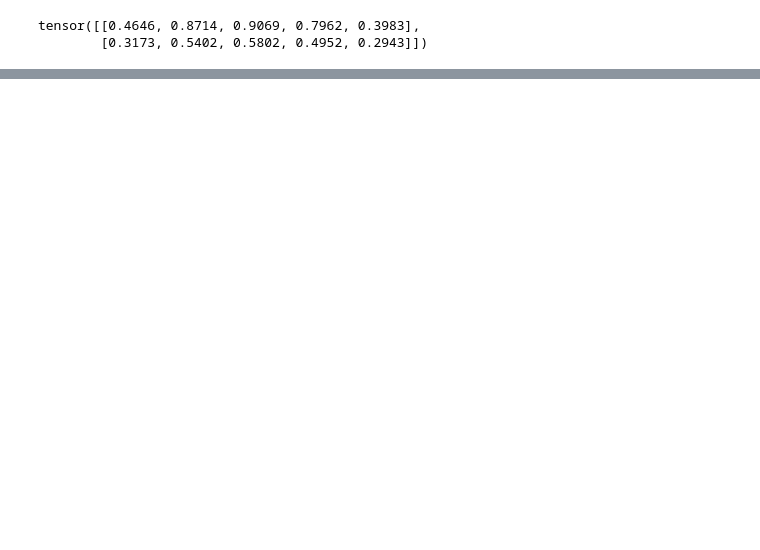
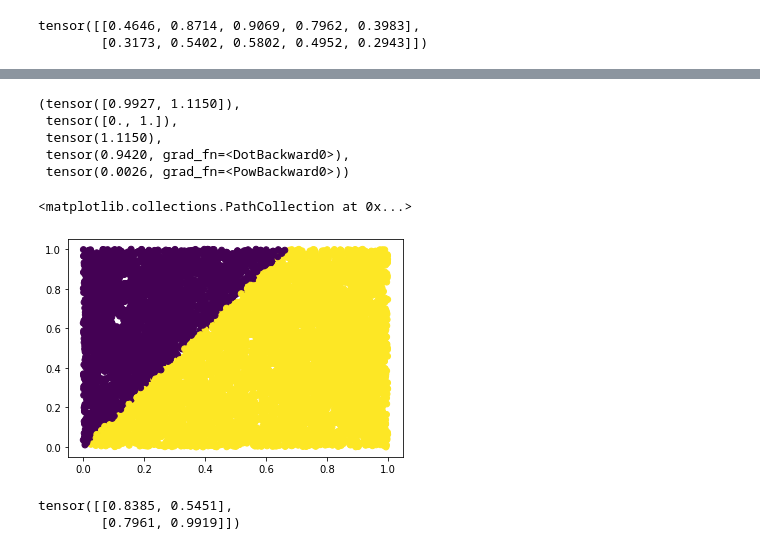
Before and after one commit to eliotshekhtman/strategic-bandits, a Jupyter notebook: strategic-agents.ipynb, the cells around one changed output, grey strips where cells are left out. Drawn from its saved outputs; the diff is of its cells as text; code cells hidden in the pictures; blank space fills up the shorter version.

```diff
--- a/strategic-agents.ipynb
+++ b/strategic-agents.ipynb
@@ -309,0 +441,25 @@ tensor([[0.4646, 0.8714, 0.9069, 0.7962, 0.3983],
+# %%
+a = phi @ x_prime / (one_m @ (phi @ x_prime))
+x_new @ W, a, (x_new @ W) @ a, xW @ a, (rew - xW @ a) ** 2
+# %% [output]
+(tensor([0.9927, 1.1150]),
+ tensor([0., 1.]),
+ tensor(1.1150),
+ tensor(0.9420, grad_fn=<DotBackward0>),
+ tensor(0.0026, grad_fn=<PowBackward0>))
+# %%
+X_x = [np.random.uniform(low=0, high=1) for _ in range(10_000)]
+X_y = [np.random.uniform(low=0, high=1) for _ in range(10_000)]
+X = torch.tensor(np.array([X_x, X_y]).T, dtype=torch.float32)
+W = torch.rand((2, 2))
+# %%
+Y = (X @ W)[:,0] > (X @ W)[:,1]
+plt.scatter(X_x, X_y, c=Y)
+# %% [output]
+<matplotlib.collections.PathCollection at 0x...>
+[figure, added]
+# %%
+W
+# %% [output]
+tensor([[0.8385, 0.5451],
+        [0.7961, 0.9919]])
```
Also changed, not shown: parts of 21 cells of this notebook, 1 other file.
